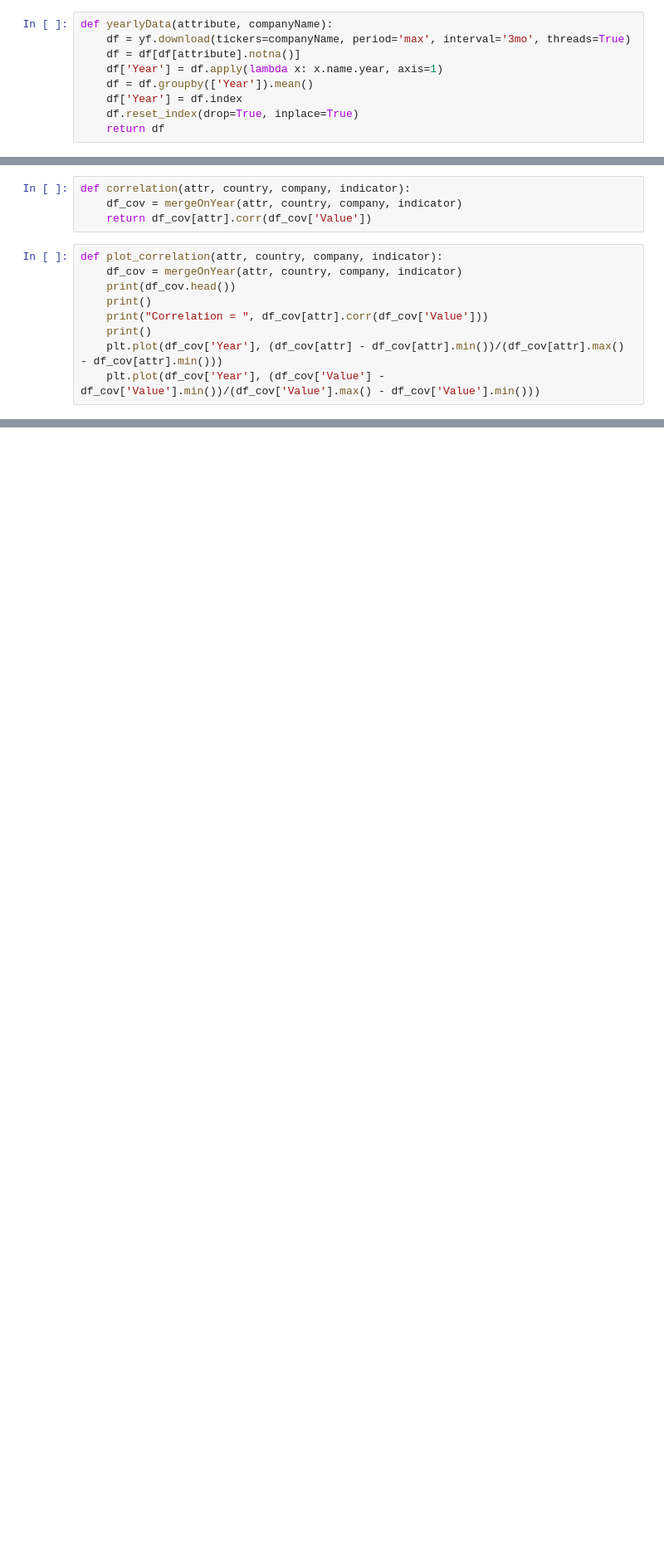
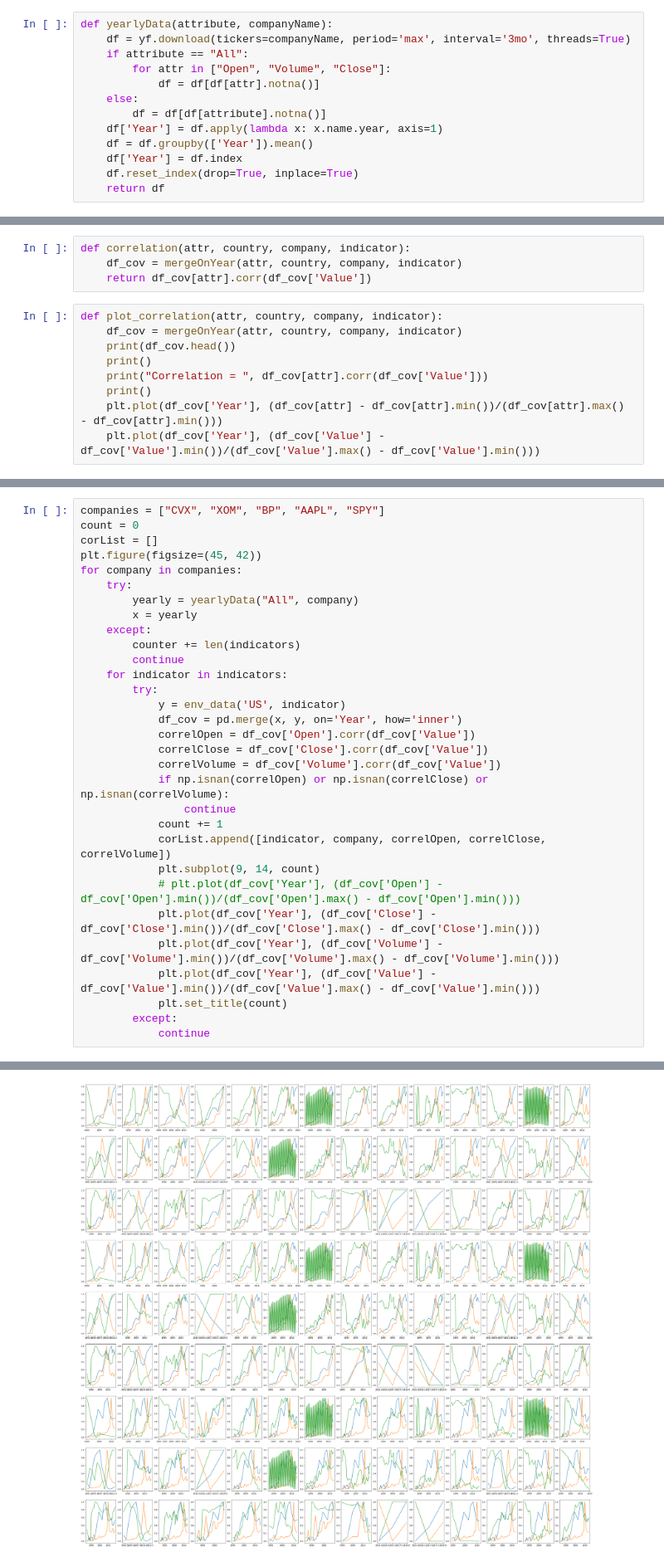
Before and after one commit to banrovegrie/Nostradamus, a Jupyter notebook: src/Nostradamus.ipynb, the cells around one changed output, grey strips where cells are left out. Shown at 83% size. Cells and saved outputs as stored; diff of their text form; blank space fills up the shorter version.

```diff
--- a/src/Nostradamus.ipynb
+++ b/src/Nostradamus.ipynb
@@ -244,7 +244,11 @@ def env_data(country, indicator):
 # %%
 def yearlyData(attribute, companyName):
     df = yf.download(tickers=companyName, period='max', interval='3mo', threads=True)
-    df = df[df[attribute].notna()]
+    if attribute == "All":
+        for attr in ["Open", "Volume", "Close"]:
+            df = df[df[attr].notna()]
+    else:
+        df = df[df[attribute].notna()]
     df['Year'] = df.apply(lambda x: x.name.year, axis=1)
     df = df.groupby(['Year']).mean()
     df['Year'] = df.index
@@ -272,0 +279,32 @@ def plot_correlation(attr, country, company, indicator):
+# %%
+companies = ["CVX", "XOM", "BP", "AAPL", "SPY"]
+count = 0
+corList = []
+plt.figure(figsize=(45, 42))
+for company in companies:
+    try:
+        yearly = yearlyData("All", company)
+        x = yearly
+    except:
+        counter += len(indicators)
+        continue
+    for indicator in indicators:
+        try:
+            y = env_data('US', indicator)
+            df_cov = pd.merge(x, y, on='Year', how='inner')
+            correlOpen = df_cov['Open'].corr(df_cov['Value'])
+            correlClose = df_cov['Close'].corr(df_cov['Value'])
+            correlVolume = df_cov['Volume'].corr(df_cov['Value'])
+            if np.isnan(correlOpen) or np.isnan(correlClose) or np.isnan(correlVolume):
+                continue
+            count += 1
+            corList.append([indicator, company, correlOpen, correlClose, correlVolume])
+            plt.subplot(9, 14, count)
+            # plt.plot(df_cov['Year'], (df_cov['Open'] - df_cov['Open'].min())/(df_cov['Open'].max() - df_cov['Open'].min()))
+            plt.plot(df_cov['Year'], (df_cov['Close'] - df_cov['Close'].min())/(df_cov['Close'].max() - df_cov['Close'].min()))
+            plt.plot(df_cov['Year'], (df_cov['Volume'] - df_cov['Volume'].min())/(df_cov['Volume'].max() - df_cov['Volume'].min()))
+            plt.plot(df_cov['Year'], (df_cov['Value'] - df_cov['Value'].min())/(df_cov['Value'].max() - df_cov['Value'].min()))
+            plt.set_title(count)
+        except:
+            continue
+# %% [output]
@@ -272,0 +382 @@ def plot_correlation(attr, country, company, indicator):
+[figure, added]
```
Also changed, not shown: parts of 24 cells of this notebook.
